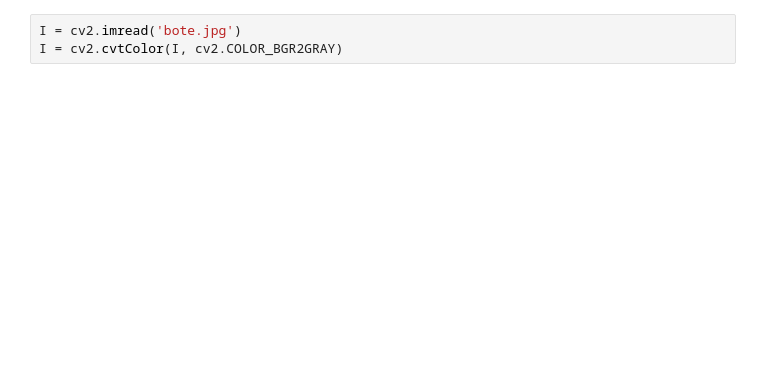
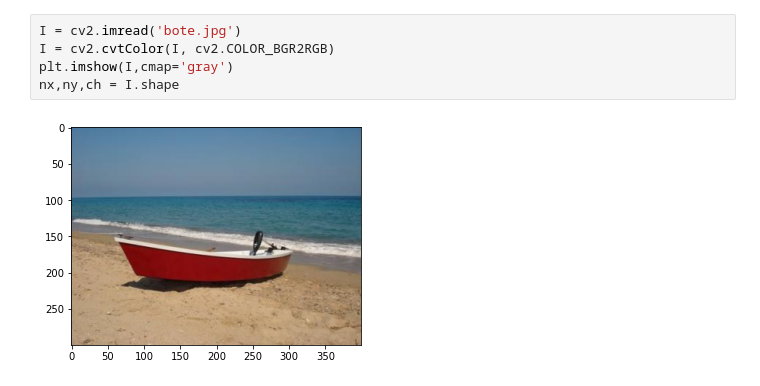
Before and after one commit to IgnacioArellano/Images_processing_using_python, a Jupyter notebook: GMM_color.ipynb, the cells around one changed output. Drawn from its saved outputs; the diff is of its cells as text; blank space fills up the shorter version.

```diff
--- a/GMM_color.ipynb
+++ b/GMM_color.ipynb
@@ -14,3 +23,7 @@ def normpdf(x, mean, sd):
 # %%
 I = cv2.imread('bote.jpg')
-I = cv2.cvtColor(I, cv2.COLOR_BGR2GRAY)
+I = cv2.cvtColor(I, cv2.COLOR_BGR2RGB)
+plt.imshow(I,cmap='gray')
+nx,ny,ch = I.shape
+# %% [output]
+[figure, added]
```
Also changed, not shown: parts of 10 cells of this notebook, 3 other files.
